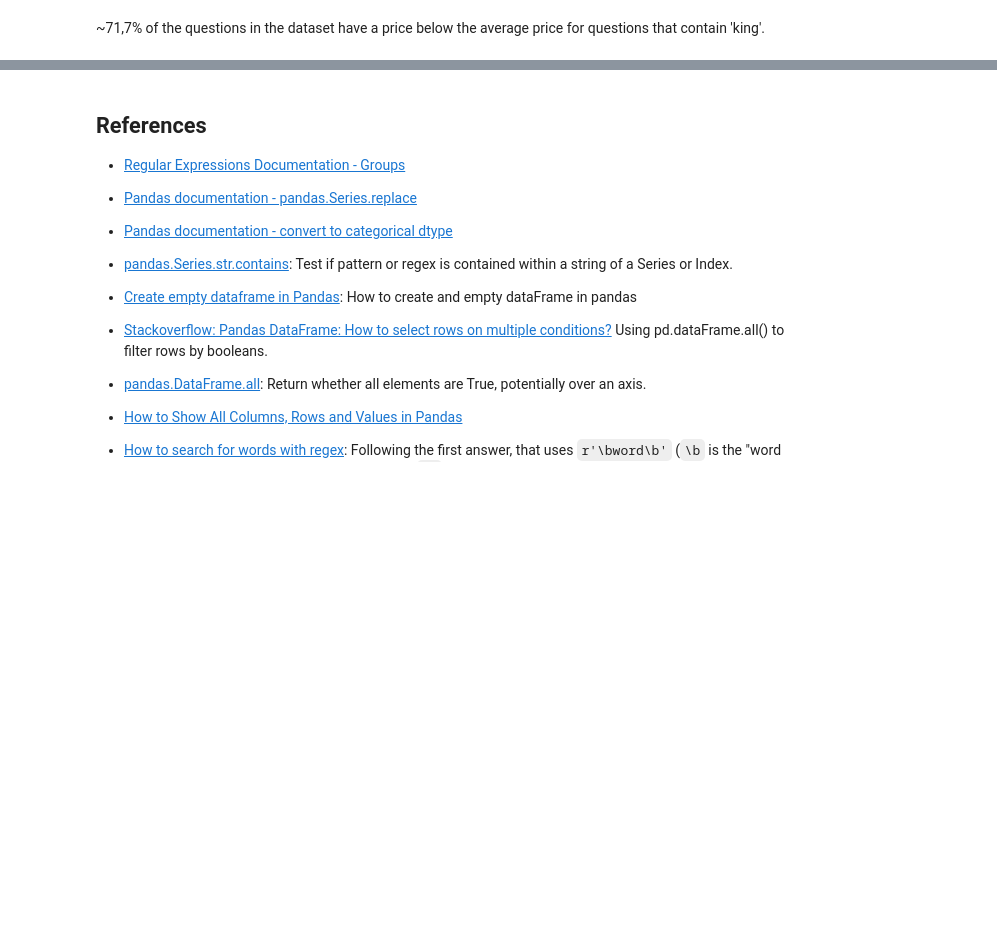
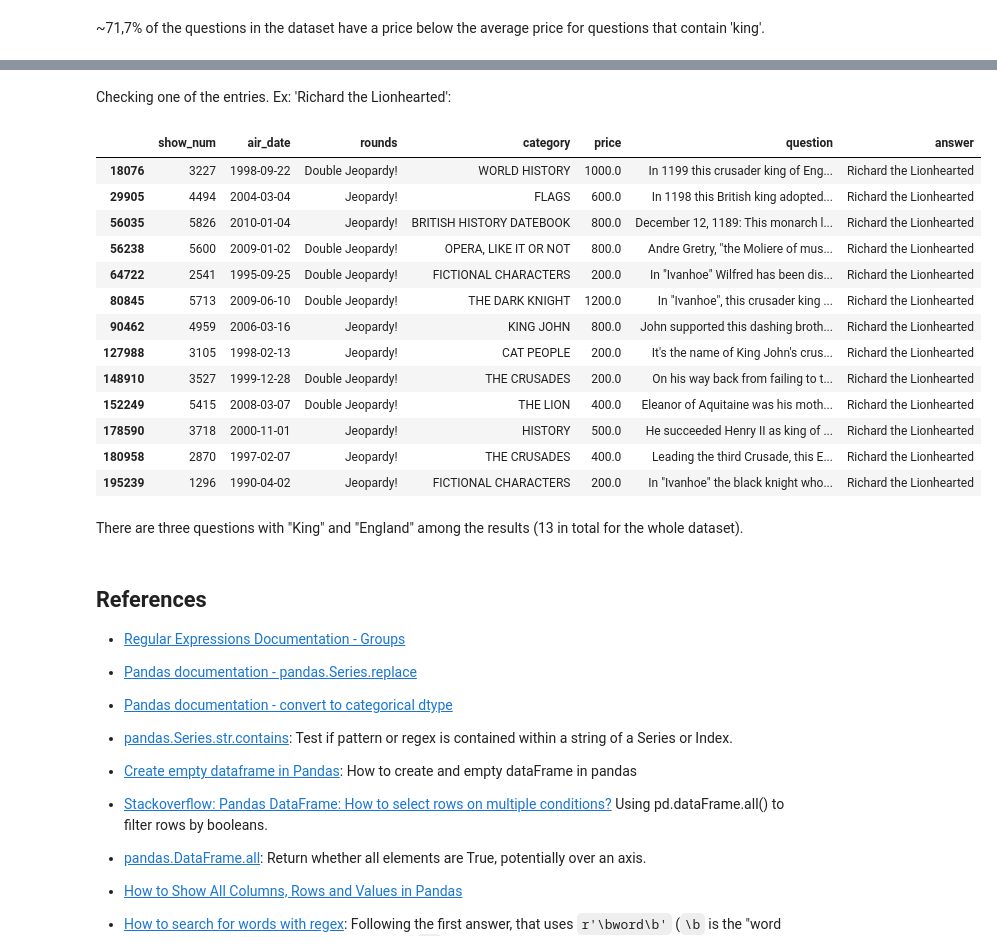
Before and after one commit to doriona/codecademy_data_manipulation_pandas, a Jupyter notebook: Data_Manipulation_Pandas_Jeopardy_Project.ipynb, the cells around one changed output, grey strips where cells are left out. Saved outputs shown, nothing was run; the diff lists cells and outputs as text; code cells hidden in the pictures; blank space fills up the shorter version.

```diff
--- a/Data_Manipulation_Pandas_Jeopardy_Project.ipynb
+++ b/Data_Manipulation_Pandas_Jeopardy_Project.ipynb
@@ -402,0 +411,3 @@ stats.percentileofscore(jeopardy_data['price'], 803.29)
+# %%
+pd.set_option('display.max_rows', 15)
+unique_answers_by_questions(jeopardy_data, 'question', ['King', 'England'])
@@ -403,3 +427,24 @@ stats.percentileofscore(jeopardy_data['price'], 803.29)
+# %% [markdown]
+Checking one of the entries. Ex: 'Richard the Lionhearted':
+# %%
+jeopardy_data[jeopardy_data.answer == 'Richard the Lionhearted']
+# %% [output]
+|  | show_num | air_date | rounds | category | price | question | answer |
+| 18076 | 3227 | 1998-09-22 | Double Jeopardy! | WORLD HISTORY | 1000.0 | In 1199 this crusader king of Eng... | Richard the Lionhearted |
+| 29905 | 4494 | 2004-03-04 | Jeopardy! | FLAGS | 600.0 | In 1198 this British king adopted... | Richard the Lionhearted |
+| 56035 | 5826 | 2010-01-04 | Jeopardy! | BRITISH HISTORY DATEBOOK | 800.0 | December 12, 1189: This monarch l... | Richard the Lionhearted |
+| 56238 | 5600 | 2009-01-02 | Double Jeopardy! | OPERA, LIKE IT OR NOT | 800.0 | Andre Gretry, "the Moliere of mus... | Richard the Lionhearted |
+| 64722 | 2541 | 1995-09-25 | Double Jeopardy! | FICTIONAL CHARACTERS | 200.0 | In "Ivanhoe" Wilfred has been dis... | Richard the Lionhearted |
+| 80845 | 5713 | 2009-06-10 | Double Jeopardy! | THE DARK KNIGHT | 1200.0 | In "Ivanhoe", this crusader king ... | Richard the Lionhearted |
+| 90462 | 4959 | 2006-03-16 | Jeopardy! | KING JOHN | 800.0 | John supported this dashing broth... | Richard the Lionhearted |
+| 127988 | 3105 | 1998-02-13 | Jeopardy! | CAT PEOPLE | 200.0 | It's the name of King John's crus... | Richard the Lionhearted |
+| 148910 | 3527 | 1999-12-28 | Double Jeopardy! | THE CRUSADES | 200.0 | On his way back from failing to t... | Richard the Lionhearted |
+| 152249 | 5415 | 2008-03-07 | Double Jeopardy! | THE LION | 400.0 | Eleanor of Aquitaine was his moth... | Richard the Lionhearted |
+| 178590 | 3718 | 2000-11-01 | Jeopardy! | HISTORY | 500.0 | He succeeded Henry II as king of ... | Richard the Lionhearted |
+| 180958 | 2870 | 1997-02-07 | Jeopardy! | THE CRUSADES | 400.0 | Leading the third Crusade, this E... | Richard the Lionhearted |
+| 195239 | 1296 | 1990-04-02 | Jeopardy! | FICTIONAL CHARACTERS | 200.0 | In "Ivanhoe" the black knight who... | Richard the Lionhearted |
+# %% [markdown]
+There are three questions with "King" and "England" among the results (13 in total for the whole dataset).
 # %% [markdown]
 ## References
 * [Regular Expressions Documentation - Groups](https://docs.python.org/3/library/re.html#index-17)
```
Also changed, not shown: parts of 3 cells of this notebook.
